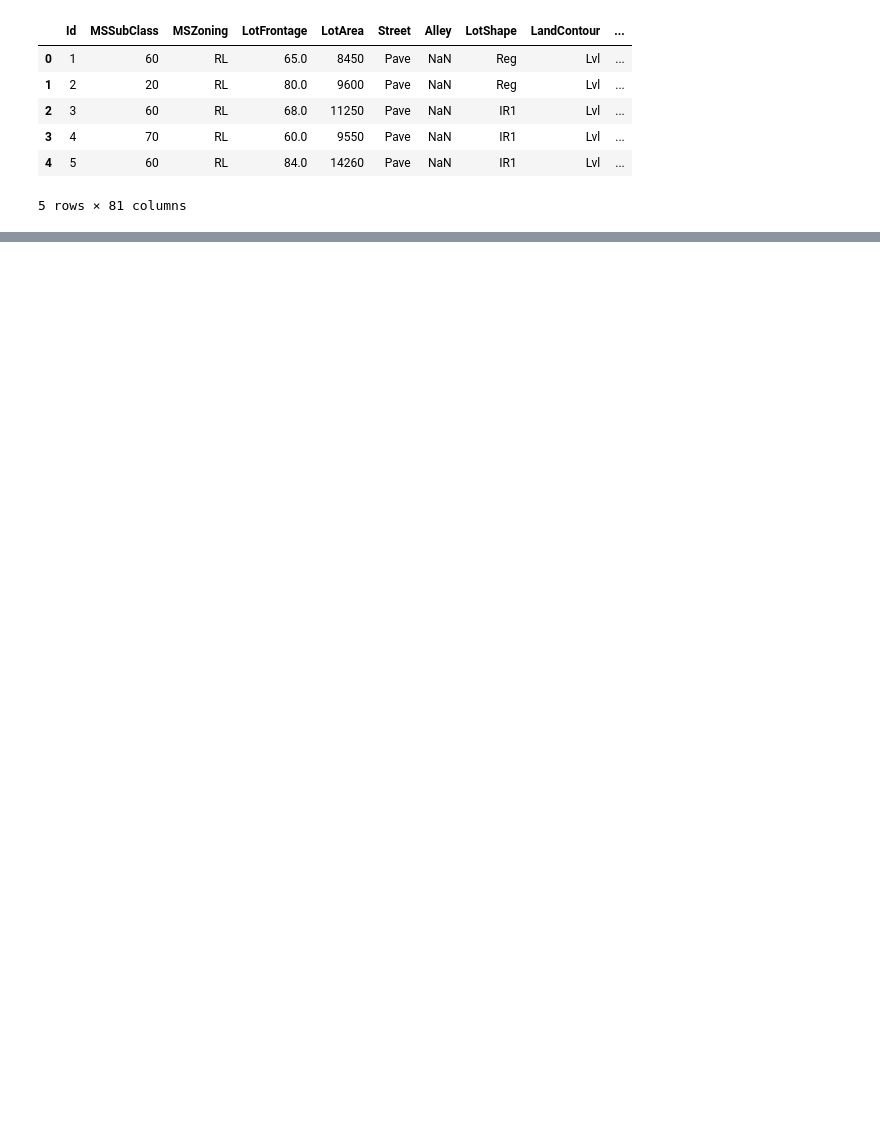
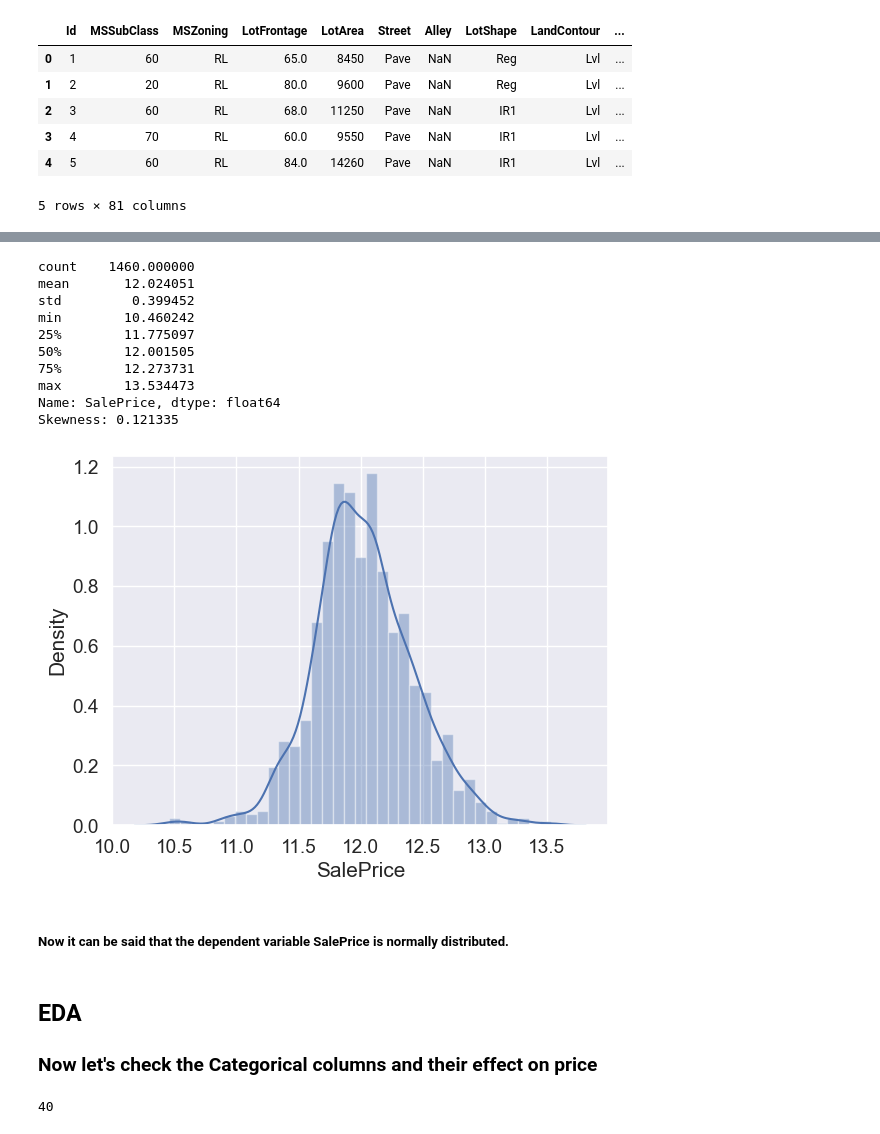
Before and after one commit to sarpsl/SurpriseHousing, a Jupyter notebook: AdvancedRegression.ipynb, the cells around one changed output, grey strips where cells are left out. Cells and saved outputs as stored; diff of their text form; code cells hidden in the pictures; blank space fills up the shorter version.

```diff
--- a/AdvancedRegression.ipynb
+++ b/AdvancedRegression.ipynb
@@ -16,0 +306,30 @@ df.head()
+# %%
+# regularize with log for normal distribution
+df['SalePrice'] = np.log(df.SalePrice)
+
+# re-check
+print(df['SalePrice'].describe())
+sns.distplot(df['SalePrice'])
+print("Skewness: %f" % df['SalePrice'].skew())
+# %% [output]
+count    1460.000000
+mean       12.024051
+std         0.399452
+min        10.460242
+25%        11.775097
+50%        12.001505
+75%        12.273731
+max        13.534473
+Name: SalePrice, dtype: float64
+Skewness: 0.121335
+[figure, added]
+# %% [markdown]
+##### Now it can be said that the dependent variable SalePrice is normally distributed.
+# %% [markdown]
+## EDA
+### Now let's check the Categorical columns and their effect on price
+# %%
+categorical_columns = list(df.select_dtypes(include=['object']))
+len(categorical_columns)
+# %% [output]
+40
```
Also changed, not shown: parts of 63 cells of this notebook.
